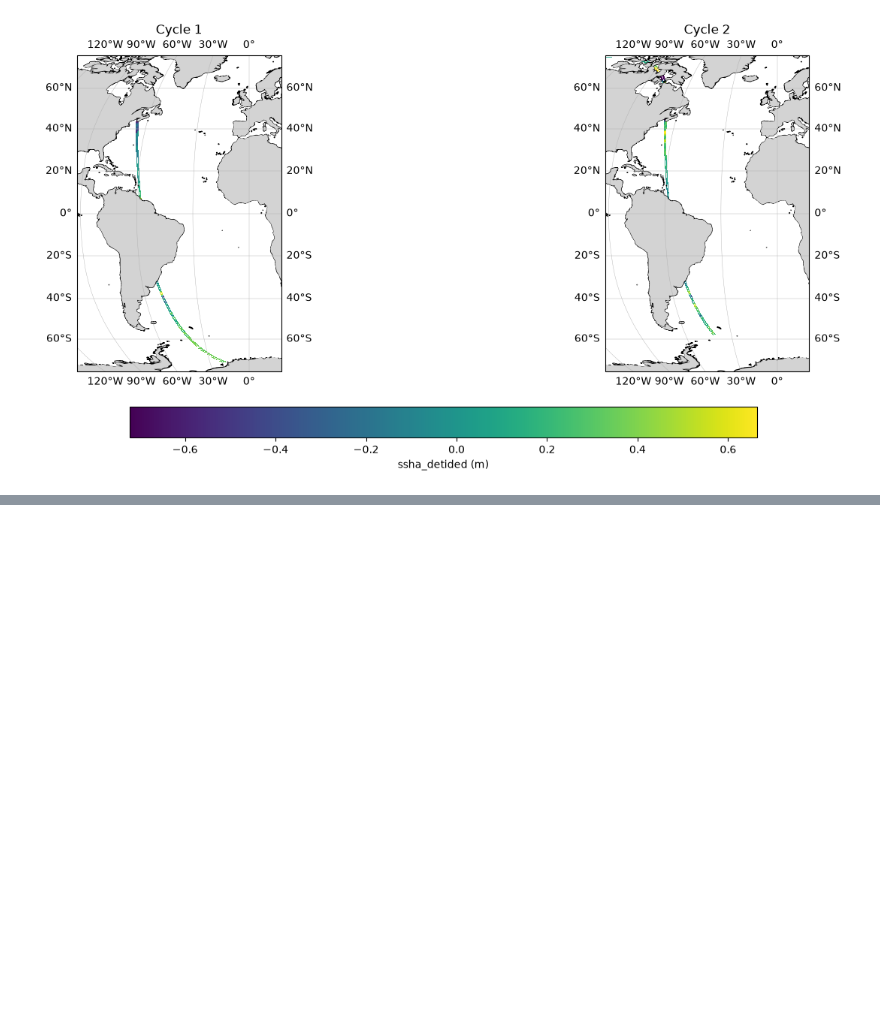
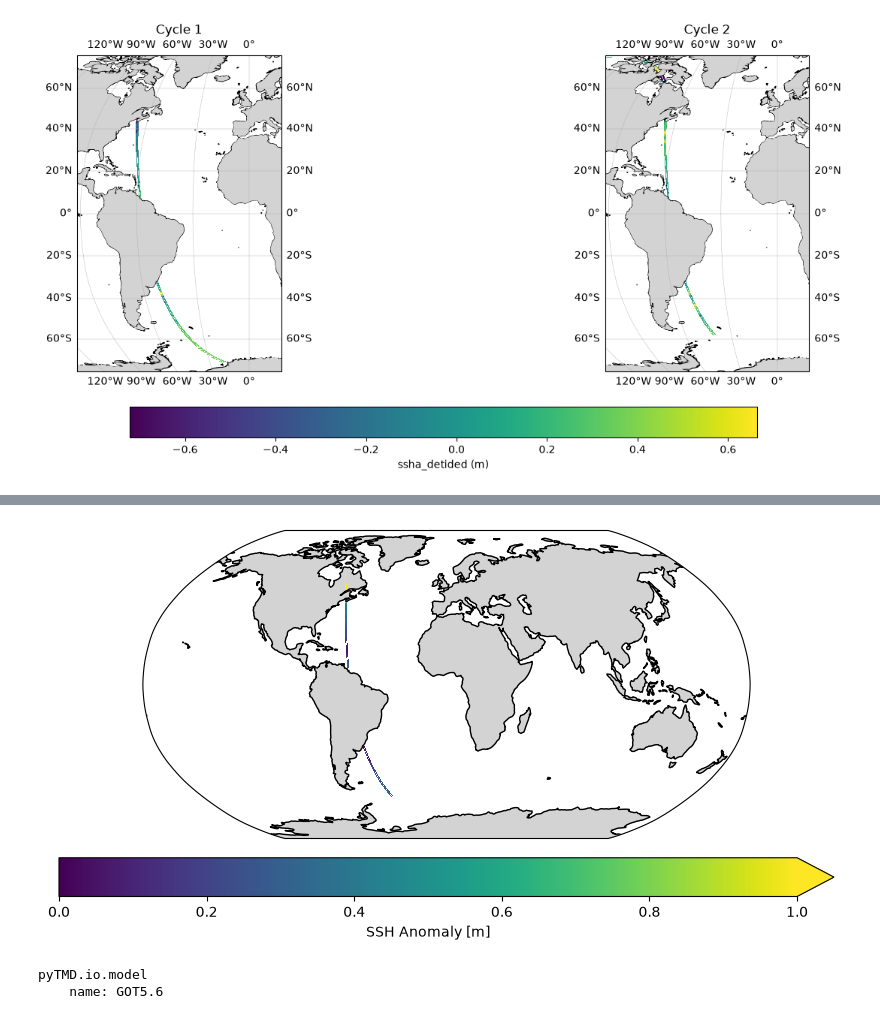
Before and after one commit to zsk4/SWOT_Global_Tides, a Jupyter notebook: SWOT_Tides_Test.ipynb, the cells around one changed output, grey strips where cells are left out. Saved outputs shown, nothing was run; the diff lists cells and outputs as text; code cells hidden in the pictures; blank space fills up the shorter version.

```diff
--- a/SWOT_Tides_Test.ipynb
+++ b/SWOT_Tides_Test.ipynb
@@ -302,0 +280,29 @@ lines with usable points: 3893 range: 1294 8334
+# %%
+fig, ax = plt.subplots(figsize=(10, 5),subplot_kw={'projection': ccrs.Robinson()})
+# Add grey continents using cfeature
+cb = ax.pcolormesh(tide_fit["longitude"], tide_fit["latitude"], tide_fit["amplitude"].sel(constituent="M2"), shading='auto',transform=ccrs.PlateCarree(), cmap='viridis', alpha=1, vmin=0, vmax=1)
+# Add coastlines
+ax.set_facecolor('white')
+ax.add_feature(
+    cfeature.LAND,
+    facecolor='lightgray',
+    edgecolor='gray',
+    linewidth=0.3,
+    zorder=0
+)
+ax.coastlines()
+#ax.set_extent([-5, 0, 60, 65], crs=ccrs.PlateCarree())
+ax.set_extent([-180, 180, -90, 90], crs=ccrs.PlateCarree())
+# Add colorbar
+cbar = plt.colorbar(cb, ax=ax, orientation='horizontal', pad=0.05,extend='max', label='SSH Anomaly [m]')
+# %% [output]
+[figure, added]
+# %%
+import pyTMD
+model_dir = "/mnt/c/Users/ZacharyKatz/Desktop/Research/Background/GOT5.6"
+model_name = "GOT5.6"
+m = pyTMD.io.model(model_dir).from_database(model_name)
+print(m)
+# %% [output]
+pyTMD.io.model
+    name: GOT5.6
```
Also changed, not shown: parts of 17 cells of this notebook, 2 other files.
